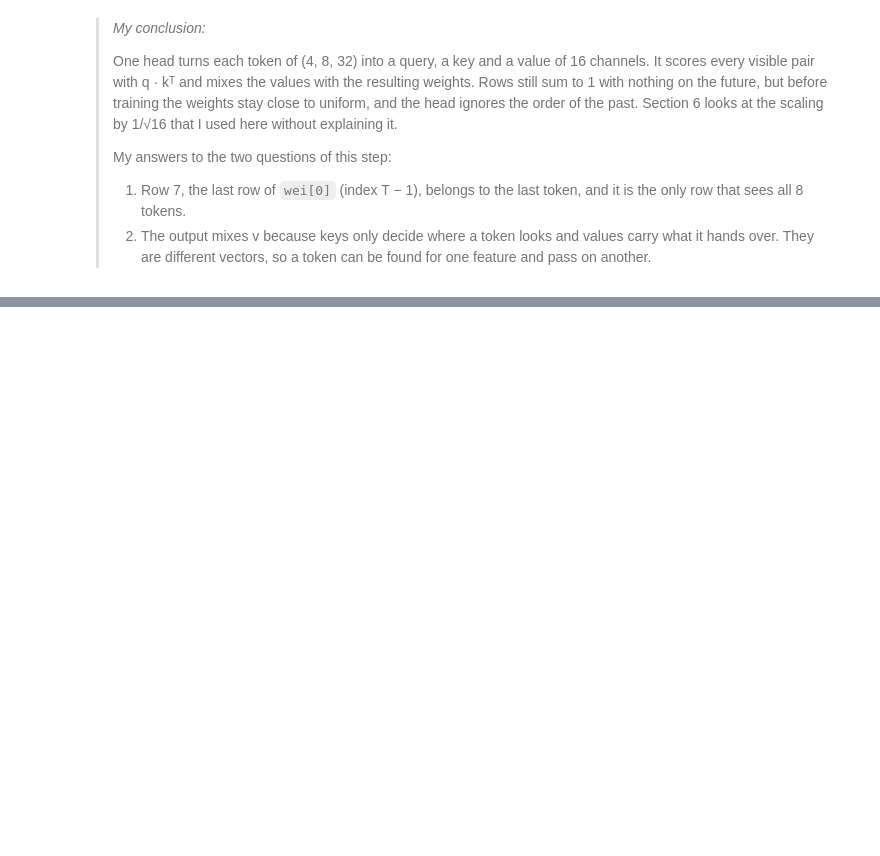
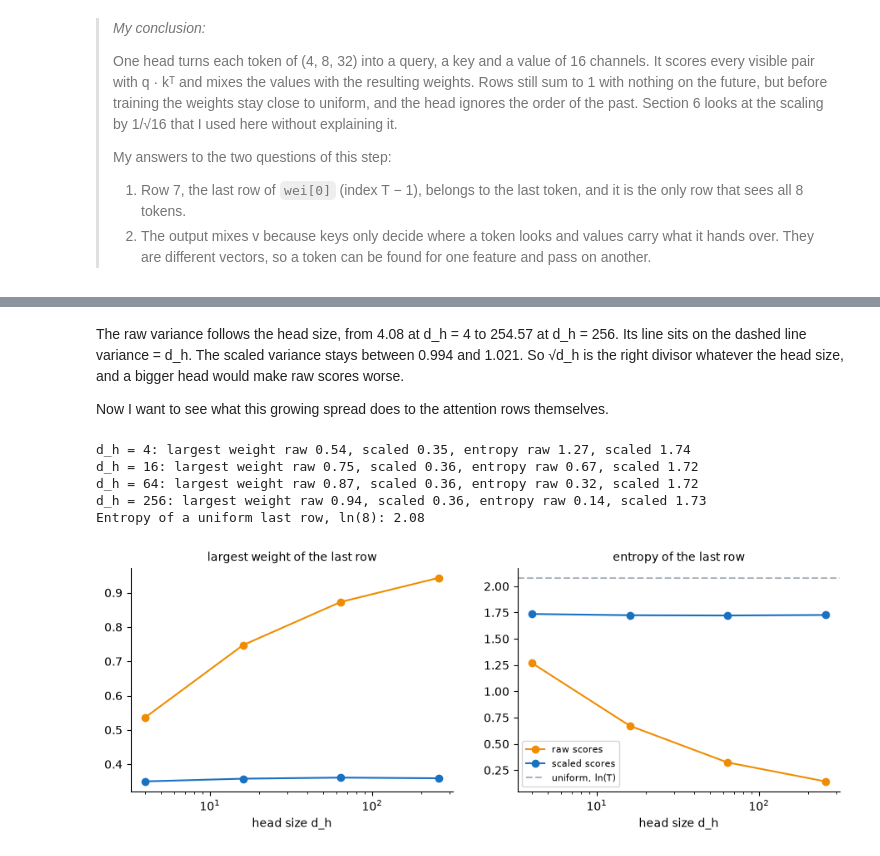
Before and after one commit to mcrayssac/ING3_IAA_GB_NLP, a Jupyter notebook: TP2_transformers.ipynb, the cells around one changed output, grey strips where cells are left out. Cells and saved outputs as stored; diff of their text form; code cells hidden in the pictures; blank space fills up the shorter version.

```diff
--- a/TP2_transformers.ipynb
+++ b/TP2_transformers.ipynb
@@ -743,0 +806,37 @@ The dot product of a query and a key grows with the head size, which can make so
+# %% [markdown]
+The raw variance follows the head size, from 4.08 at d_h = 4 to 254.57 at d_h = 256. Its line sits on the dashed line variance = d_h. The scaled variance stays between 0.994 and 1.021. So √d_h is the right divisor whatever the head size, and a bigger head would make raw scores worse.
+
+Now I want to see what this growing spread does to the attention rows themselves.
+# %%
+# What does each version do to the attention rows? Masked softmax of raw and scaled scores.
+largest = {'raw': [], 'scaled': []}
+spread = {'raw': [], 'scaled': []}
+for d in HEAD_SIZES:
+    for name, scores in (('raw', samples[d]), ('scaled', samples[d] * d**-0.5)):
+        rows = F.softmax(scores.masked_fill(tril[:T, :T] == 0, float('-inf')), dim=-1)[:, -1]
+        largest[name].append(rows.max(dim=-1).values.mean().item())
+        spread[name].append(-(rows * torch.log(rows.clamp_min(1e-12))).sum(dim=-1).mean().item())
+    print(f'd_h = {d}: largest weight raw {largest["raw"][-1]:.2f}, '
+          f'scaled {largest["scaled"][-1]:.2f}, '
+          f'entropy raw {spread["raw"][-1]:.2f}, scaled {spread["scaled"][-1]:.2f}')
+print(f'Entropy of a uniform last row, ln({T}): {math.log(T):.2f}')
+
+fig, axes = plt.subplots(1, 2, figsize=(11, 3.5))
+for ax, values, title in ((axes[0], largest, 'largest weight of the last row'),
+                          (axes[1], spread, 'entropy of the last row')):
+    ax.plot(HEAD_SIZES, values['raw'], marker='o', color='#f08c00', label='raw scores')
+    ax.plot(HEAD_SIZES, values['scaled'], marker='o', color='#1971c2', label='scaled scores')
+    ax.set_xscale('log')
+    ax.set_xlabel('head size d_h')
+    ax.set_title(title, fontsize=10)
+    ax.spines[['top', 'right']].set_visible(False)
+axes[1].axhline(math.log(T), linestyle='--', color='#adb5bd', label='uniform, ln(T)')
+axes[1].legend(fontsize=8)
+plt.show()
+# %% [output]
+d_h = 4: largest weight raw 0.54, scaled 0.35, entropy raw 1.27, scaled 1.74
+d_h = 16: largest weight raw 0.75, scaled 0.36, entropy raw 0.67, scaled 1.72
+d_h = 64: largest weight raw 0.87, scaled 0.36, entropy raw 0.32, scaled 1.72
+d_h = 256: largest weight raw 0.94, scaled 0.36, entropy raw 0.14, scaled 1.73
+Entropy of a uniform last row, ln(8): 2.08
+[figure, added]
```
Also changed, not shown: parts of 27 cells of this notebook, 6 other files.
